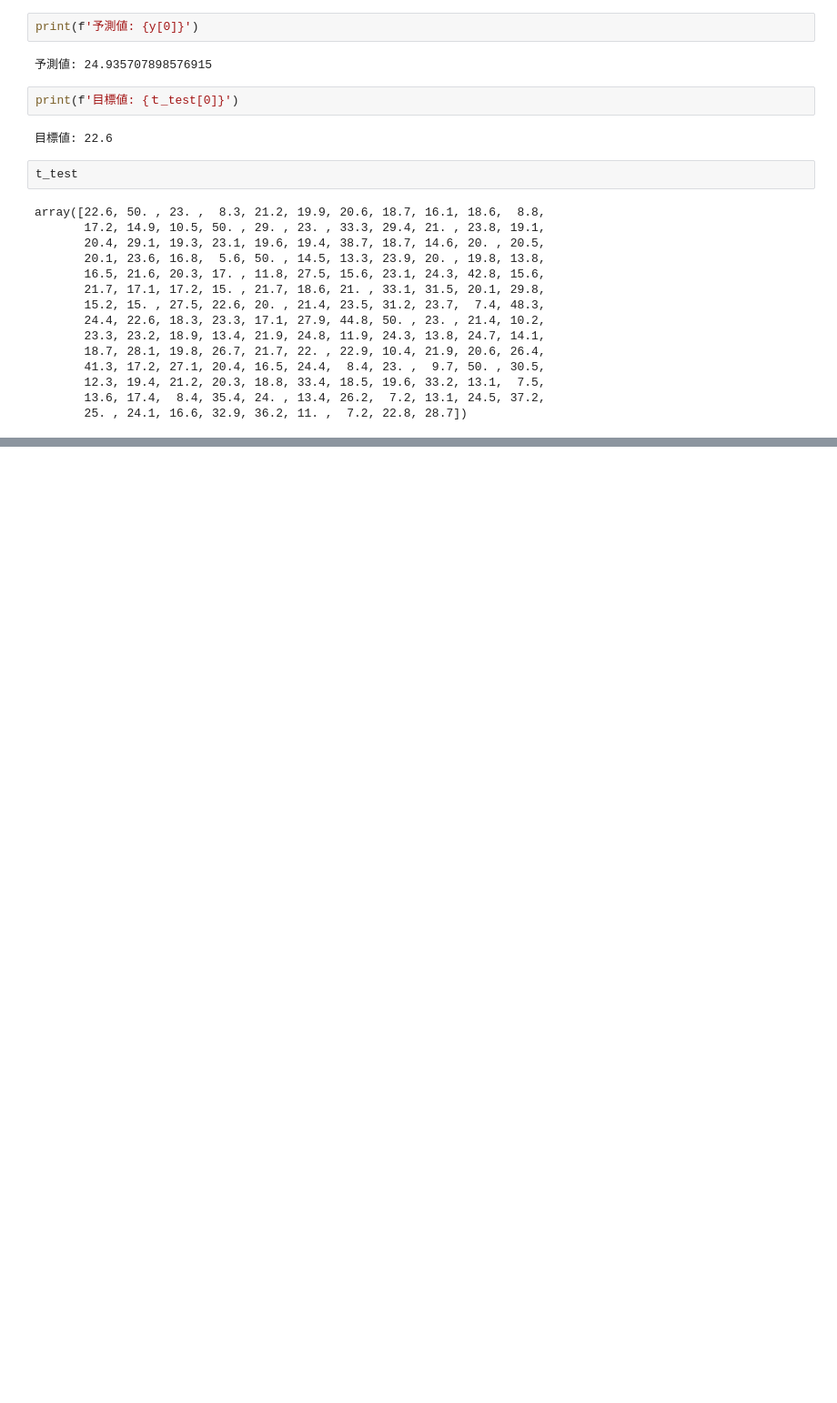
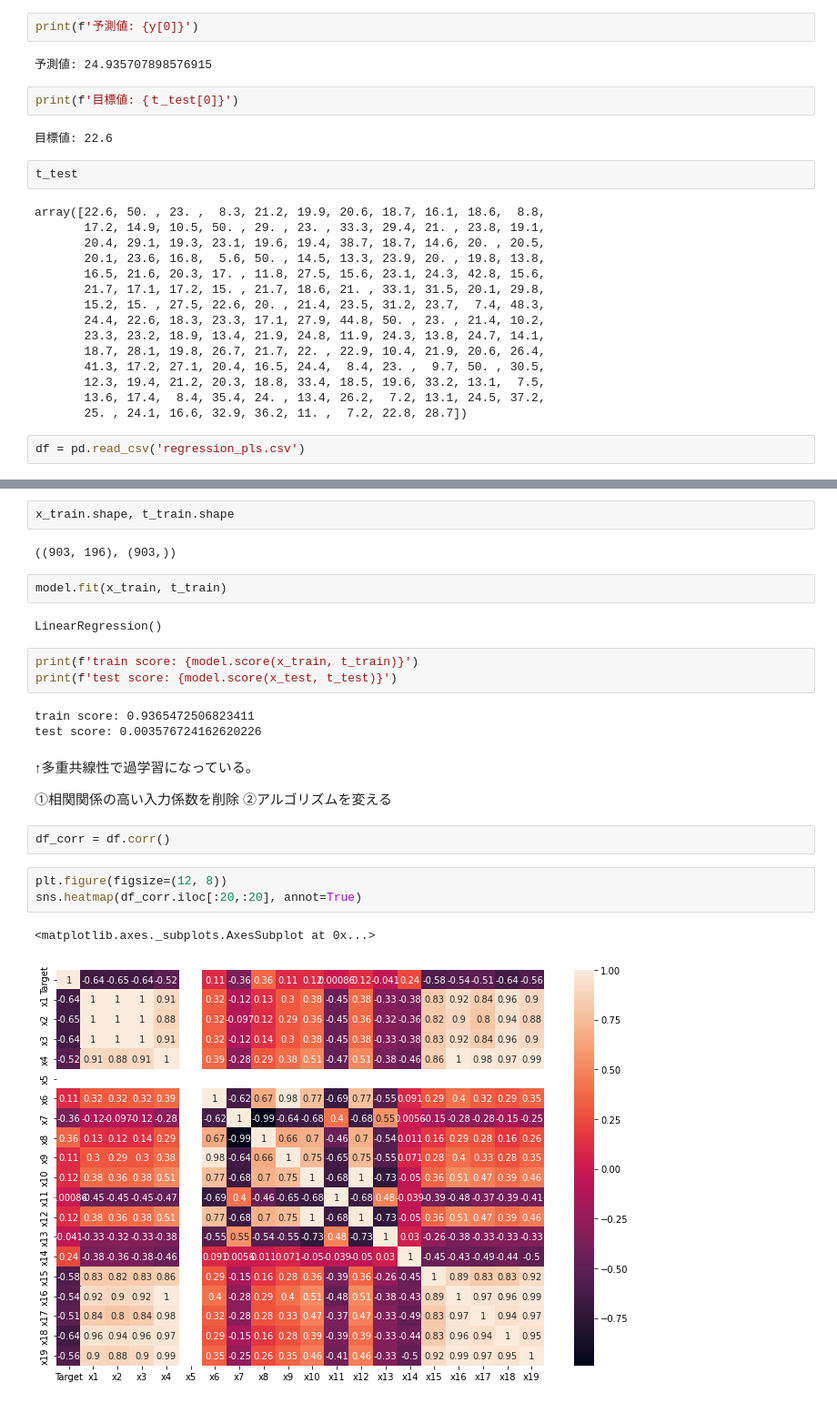
Before and after one commit to ichi-a00/google_colab, a Jupyter notebook: 教師あり学習：回帰.ipynb, the cells around one changed output, grey strips where cells are left out. Shown: that part at 91% size. Drawn from its saved outputs; the diff is of its cells as text; blank space fills up the shorter version.

```diff
--- a/教師あり学習：回帰.ipynb
+++ b/教師あり学習：回帰.ipynb
@@ -212,3 +212,5 @@ array([22.6, 50. , 23. ,  8.3, 21.2, 19.9, 20.6, 18.7, 16.1, 18.6,  8.8,
        12.3, 19.4, 21.2, 20.3, 18.8, 33.4, 18.5, 19.6, 33.2, 13.1,  7.5,
        13.6, 17.4,  8.4, 35.4, 24. , 13.4, 26.2,  7.2, 13.1, 24.5, 37.2,
        25. , 24.1, 16.6, 32.9, 36.2, 11. ,  7.2, 22.8, 28.7])
+# %%
+df = pd.read_csv('regression_pls.csv')
@@ -214,0 +246,27 @@ array([22.6, 50. , 23. ,  8.3, 21.2, 19.9, 20.6, 18.7, 16.1, 18.6,  8.8,
+# %%
+x_train.shape, t_train.shape
+# %% [output]
+((903, 196), (903,))
+# %%
+model.fit(x_train, t_train)
+# %% [output]
+LinearRegression()
+# %%
+print(f'train score: {model.score(x_train, t_train)}')
+print(f'test score: {model.score(x_test, t_test)}')
+# %% [output]
+train score: 0.9365472506823411
+test score: 0.003576724162620226
+# %% [markdown]
+↑多重共線性で過学習になっている。
+
+①相関関係の高い入力係数を削除
+②アルゴリズムを変える
+# %%
+df_corr = df.corr()
+# %%
+plt.figure(figsize=(12, 8))
+sns.heatmap(df_corr.iloc[:20,:20], annot=True)
+# %% [output]
+<matplotlib.axes._subplots.AxesSubplot at 0x...>
+[figure, added]
```
Also changed, not shown: parts of 15 cells of this notebook.
